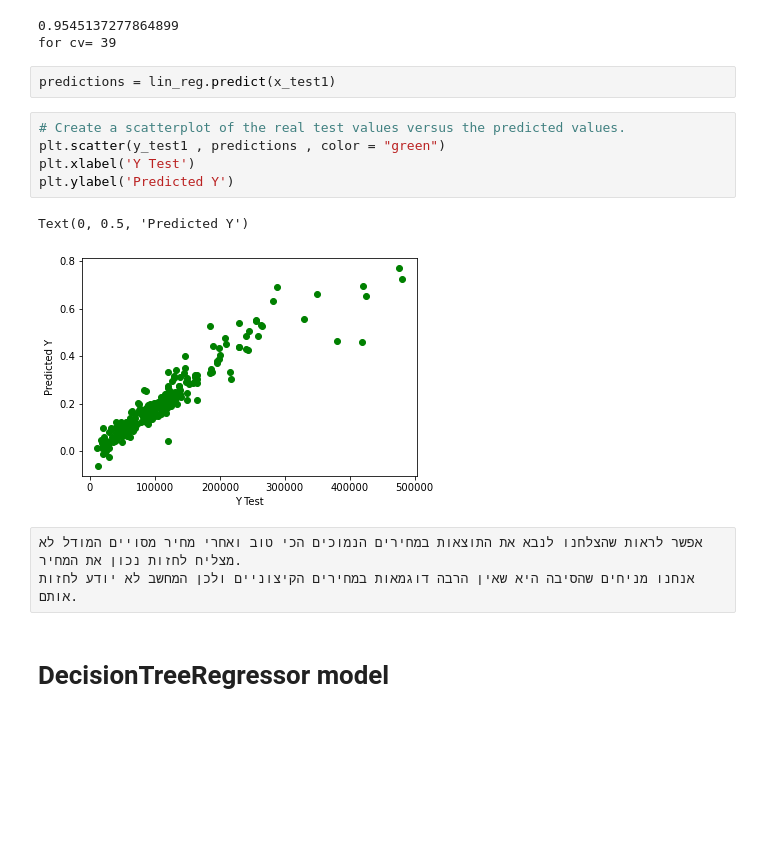
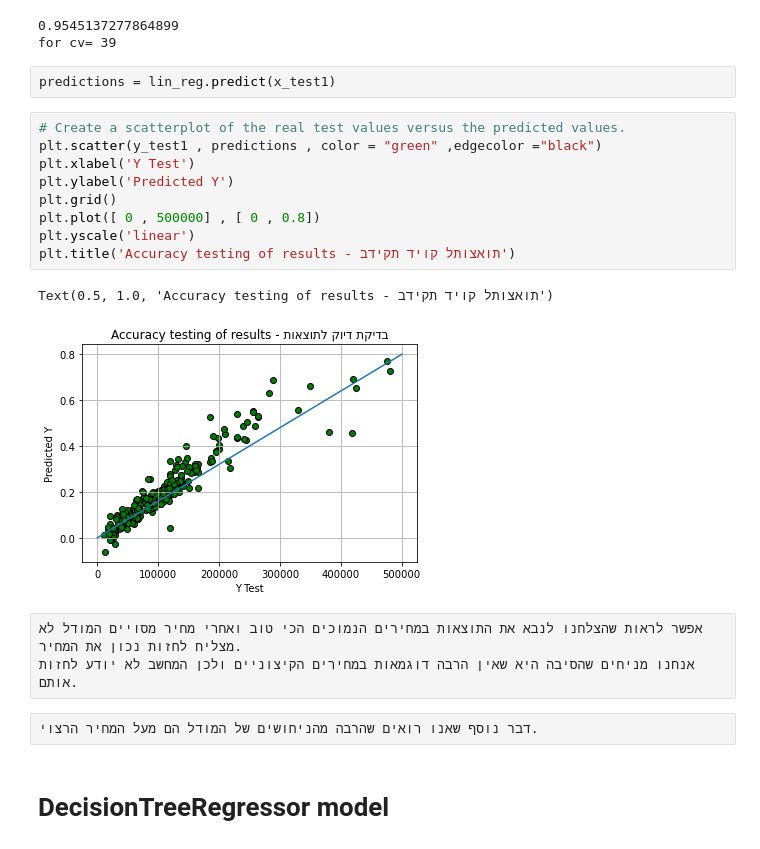
Before and after one commit to OrenAviya/project-semester-a, a Jupyter notebook: 4.Modeling.ipynb, the cells around one changed output. Drawn from its saved outputs; the diff is of its cells as text; blank space fills up the shorter version.

Commit message:
improving the graph

```diff
--- a/4.Modeling.ipynb
+++ b/4.Modeling.ipynb
@@ -227,19 +227,25 @@ print("for cv=", i)
 # %% [output]
 0.9545137277864899
 for cv= 39
-# %%
-predictions = lin_reg.predict(x_test1)
-# %%
-# Create a scatterplot of the real test values versus the predicted values.
-plt.scatter(y_test1 , predictions , color = "green")
-plt.xlabel('Y Test')
-plt.ylabel('Predicted Y')
-# %% [output]
-Text(0, 0.5, 'Predicted Y')
-[figure, removed]
-# %%
-אפשר לראות שהצלחנו לנבא את התוצאות במחירים הנמוכים הכי טוב ואחרי מחיר מסויים המודל לא מצליח לחזות נכון את המחיר.
-אנחנו מניחים שהסיבה היא שאין הרבה דוגמאות במחירים הקיצוניים ולכן המחשב לא יודע לחזות אותם.
+# %%
+predictions = lin_reg.predict(x_test1)
+# %%
+# Create a scatterplot of the real test values versus the predicted values.
+plt.scatter(y_test1 , predictions , color = "green" ,edgecolor ="black")
+plt.xlabel('Y Test')
+plt.ylabel('Predicted Y')
+plt.grid()
+plt.plot([ 0 , 500000] , [ 0 , 0.8])
+plt.yscale('linear')
+plt.title('Accuracy testing of results - תואצותל קויד תקידב')
+# %% [output]
+Text(0.5, 1.0, 'Accuracy testing of results - תואצותל קויד תקידב')
+[figure, added]
+# %%
+אפשר לראות שהצלחנו לנבא את התוצאות במחירים הנמוכים הכי טוב ואחרי מחיר מסויים המודל לא מצליח לחזות נכון את המחיר.
+אנחנו מניחים שהסיבה היא שאין הרבה דוגמאות במחירים הקיצוניים ולכן המחשב לא יודע לחזות אותם.
+# %%
+דבר נוסף שאנו רואים שהרבה מהניחושים של המודל הם מעל המחיר הרצוי.
 # %% [markdown]
 # DecisionTreeRegressor model
 # %%
```
Also changed, not shown: parts of 37 cells of this notebook.
